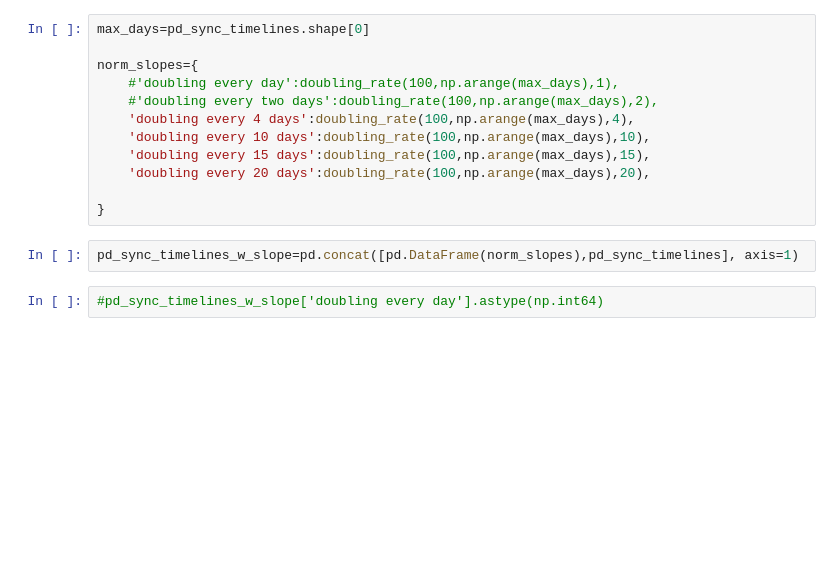
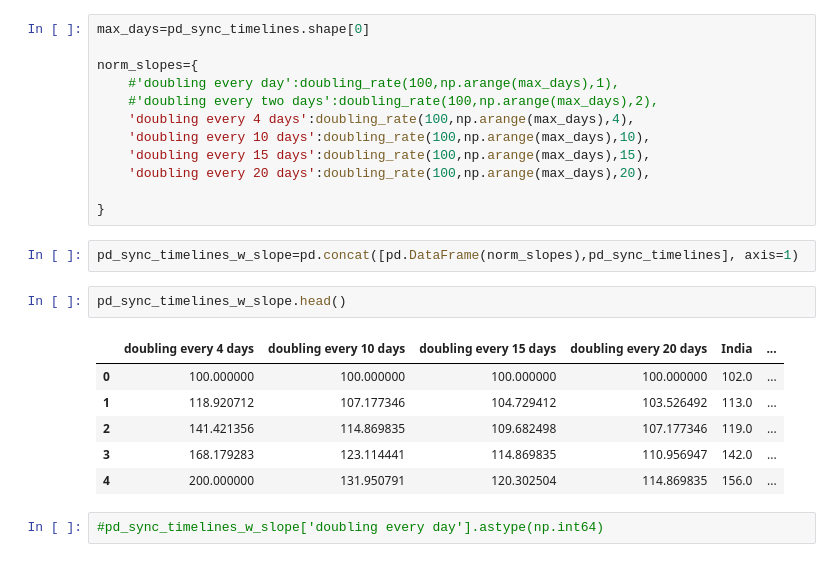
Before and after one commit to sjeevanandam/EDS_COVID_2020, a Jupyter notebook: eds_covid/notebooks/Modeling Spread.ipynb, the cells around one changed output. Drawn from its saved outputs; the diff is of its cells as text; blank space fills up the shorter version.

```diff
--- a/eds_covid/notebooks/Modeling Spread.ipynb
+++ b/eds_covid/notebooks/Modeling Spread.ipynb
@@ -123,6 +129,15 @@ norm_slopes={
 }
 # %%
 pd_sync_timelines_w_slope=pd.concat([pd.DataFrame(norm_slopes),pd_sync_timelines], axis=1)
+# %%
+pd_sync_timelines_w_slope.head()
+# %% [output]
+|  | doubling every 4 days | doubling every 10 days | doubling every 15 days | doubling every 20 days | India | ... |
+| 0 | 100.000000 | 100.000000 | 100.000000 | 100.000000 | 102.0 | ... |
+| 1 | 118.920712 | 107.177346 | 104.729412 | 103.526492 | 113.0 | ... |
+| 2 | 141.421356 | 114.869835 | 109.682498 | 107.177346 | 119.0 | ... |
+| 3 | 168.179283 | 123.114441 | 114.869835 | 110.956947 | 142.0 | ... |
+| 4 | 200.000000 | 131.950791 | 120.302504 | 114.869835 | 156.0 | ... |
 # %%
 #pd_sync_timelines_w_slope['doubling every day'].astype(np.int64)
 # %%
```
Also changed, not shown: parts of 8 cells of this notebook, 24 other files.
